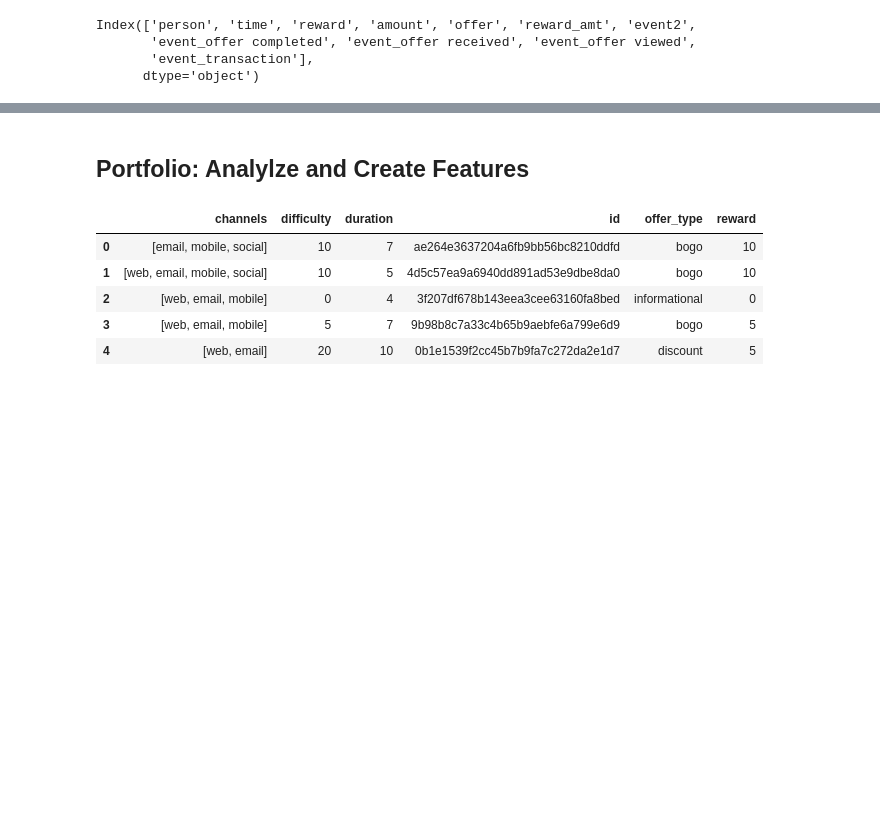
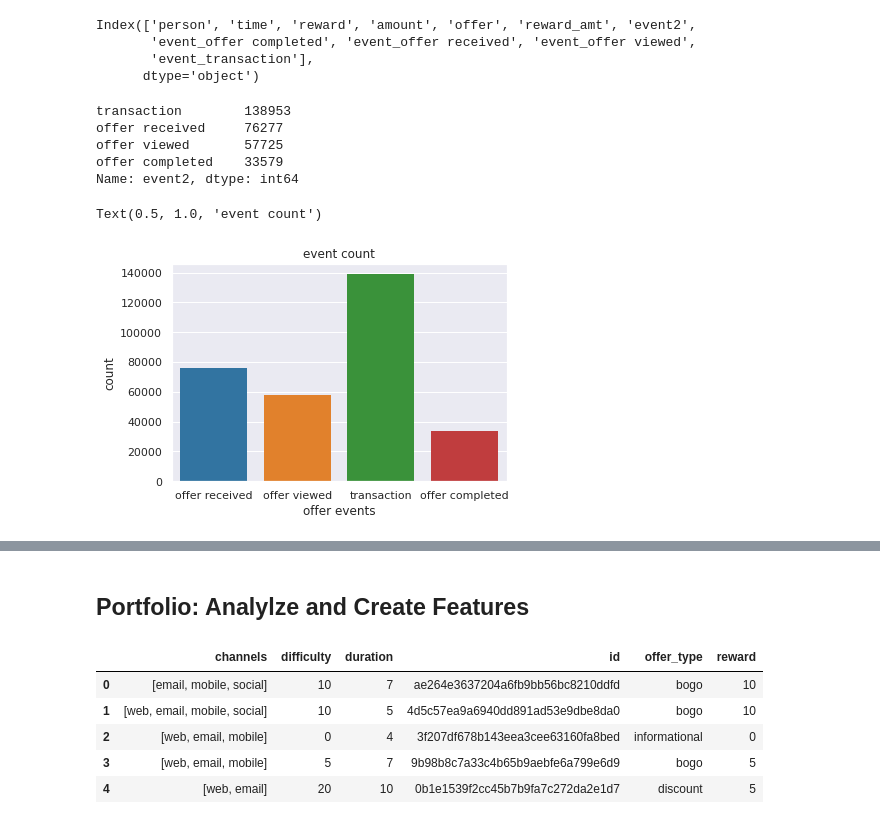
Before and after one commit to mdeevan/StarbucksCapstone, a Jupyter notebook: Starbucks_Capstone_notebook.ipynb, the cells around one changed output, grey strips where cells are left out. Cells and saved outputs as stored; diff of their text form; code cells hidden in the pictures; blank space fills up the shorter version.

```diff
--- a/Starbucks_Capstone_notebook.ipynb
+++ b/Starbucks_Capstone_notebook.ipynb
@@ -274,0 +269,23 @@ Index(['person', 'time', 'reward', 'amount', 'offer', 'reward_amt', 'event2',
+# %%
+trans2['event2'].value_counts()
+# %% [output]
+transaction        138953
+offer received     76277
+offer viewed       57725
+offer completed    33579
+Name: event2, dtype: int64
+# %%
+ax = plt.subplot()
+
+plt.style.use('default')
+plt.grid(True, which='both')
+
+sns.countplot(x='event2',
+            data = trans2
+            )
+ax.set_xlabel('offer events')
+
+plt.title('event count')
+# %% [output]
+Text(0.5, 1.0, 'event count')
+[figure, added]
```
Also changed, not shown: parts of 178 cells of this notebook.
